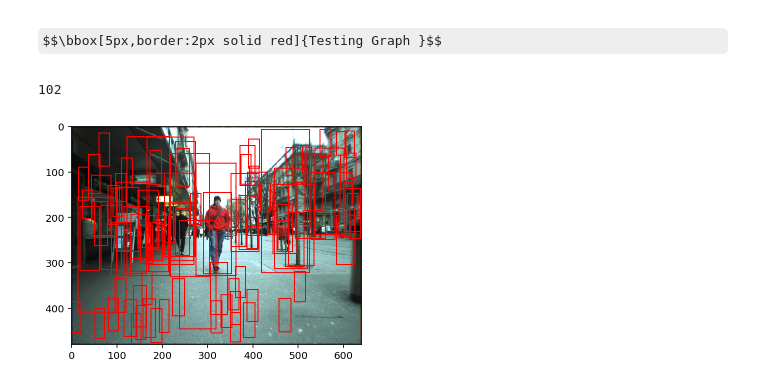
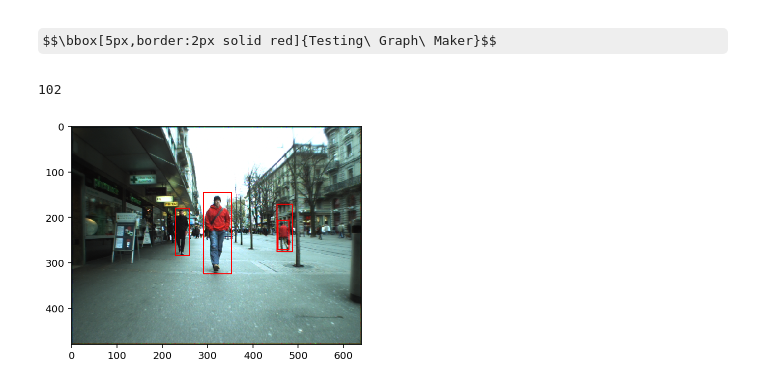
Before and after one commit to FloatingFowl/TrackerMan, a Jupyter notebook: src/Tester.ipynb, the cells around one changed output. Saved outputs shown, nothing was run; the diff lists cells and outputs as text; code cells hidden in the pictures; some formulas as TeX source.

```diff
--- a/src/Tester.ipynb
+++ b/src/Tester.ipynb
@@ -1,5 +1,5 @@
 # %% [markdown]
-$$\bbox[5px,border:2px solid red]{Testing Graph }$$
+$$\bbox[5px,border:2px solid red]{Testing\ Graph\ Maker}$$
 # %%
 import cv2, numpy as np, os, pickle
 import matplotlib.pyplot as plt
@@ -12,20 +12,19 @@ with open('pedestrian_detections.pkl', 'rb') as f:
 # %%
 im = cv2.cvtColor(cv2.imread('img.png'), cv2.COLOR_BGR2RGB)
 fig,ax = plt.subplots(1)
 ax.imshow(im)
 
 ind = (dct['fr'] == 1)
 print(ind.sum())
 for i in range(len(ind)):
-    if ind[i] == True and dct['r'][i] > -4:
+    if ind[i] == True and dct['r'][i] > 0:
         rect = patches.Rectangle((dct['x'][i],dct['y'][i]),dct['w'][i],dct['h'][i],linewidth=1,edgecolor='r',facecolor='none')
         ax.add_patch(rect)
 
-plt.savefig('eg.eps',bbox_inches='tight')
 plt.show()
 # %% [output]
 102
-[figure, old version]
+[figure, new version]
 # %%
 from importlib import reload
 import grapher
```
Also changed, not shown: 4 other files.
